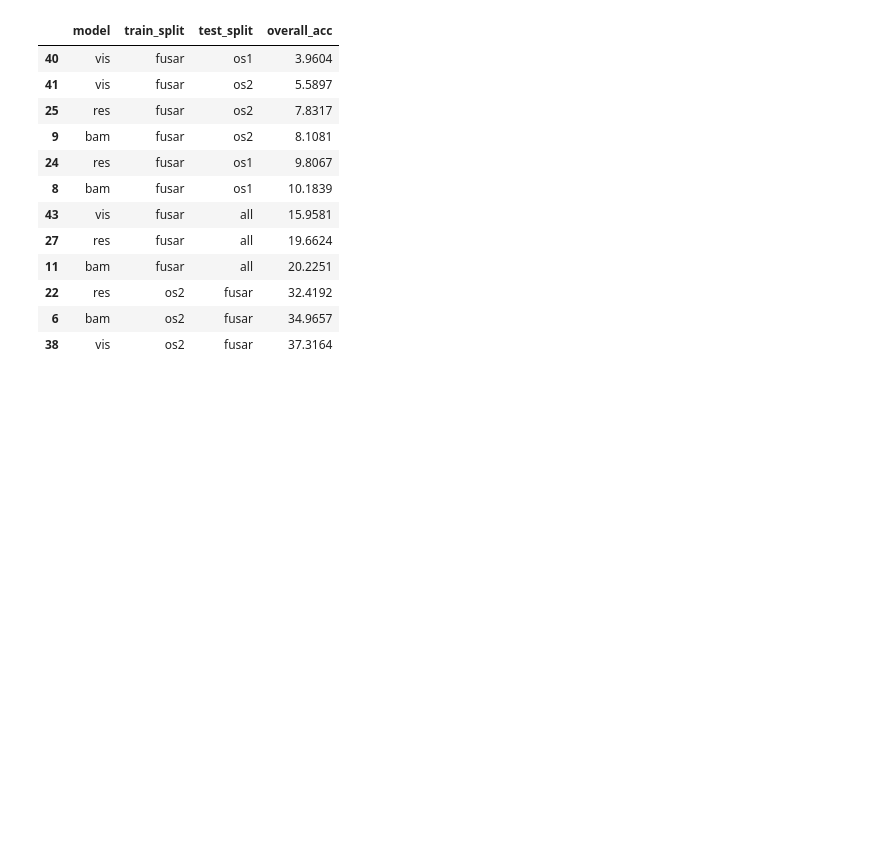
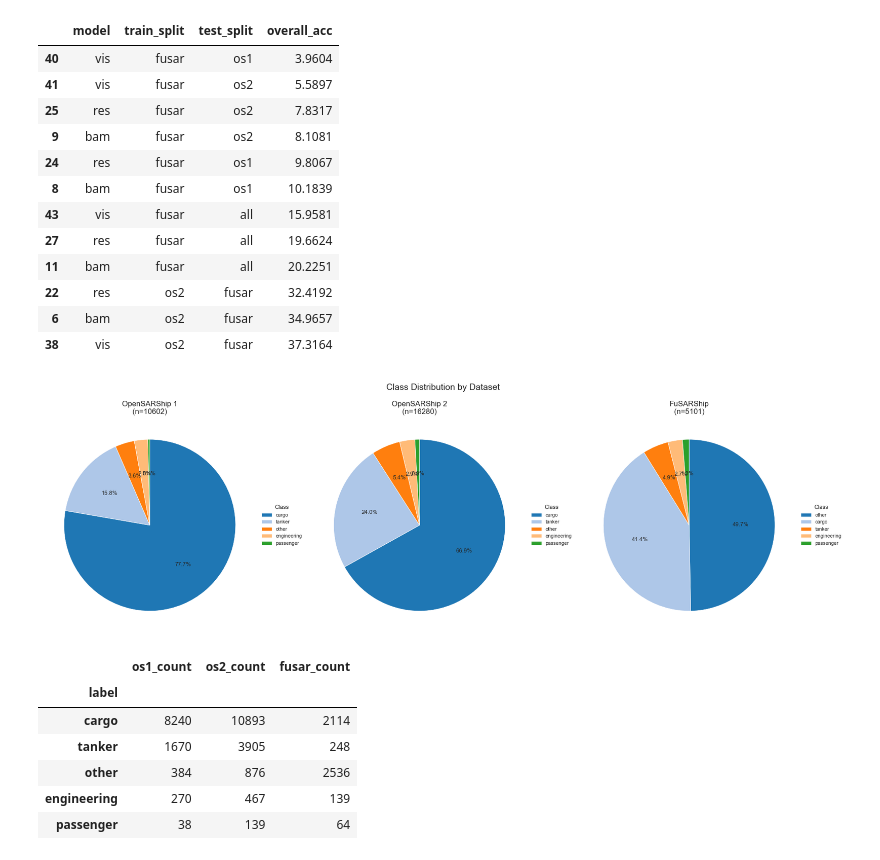
Before and after one commit to gknapp101/ds6050_final_project, a Jupyter notebook: test_results_plots.ipynb, the cells around one changed output. Cells and saved outputs as stored; diff of their text form; code cells hidden in the pictures; blank space fills up the shorter version.

Commit message:
pie charts

```diff
--- a/test_results_plots.ipynb
+++ b/test_results_plots.ipynb
@@ -198,3 +198,72 @@ bottom_overall
 | 22 | res | os2 | fusar | 32.4192 |
 | 6 | bam | os2 | fusar | 34.9657 |
 | 38 | vis | os2 | fusar | 37.3164 |
+# %%
+# Load dataset label files (same pattern used in src notebooks)
+DATA_DIR = Path("data/classification/")
+
+opensar1 = pd.read_csv(DATA_DIR / "opensar1_labels.csv")
+opensar2 = pd.read_csv(DATA_DIR / "opensar2_labels.csv")
+fusar = pd.read_csv(DATA_DIR / "fusar_labels.csv")
+
+# Match baseline eval setup by removing unknown labels
+for df in [opensar1, opensar2, fusar]:
+    df.drop(df[df["label"] == "unknown"].index, inplace=True)
+
+datasets = {
+    "OpenSARShip 1": opensar1,
+    "OpenSARShip 2": opensar2,
+    "FuSARShip": fusar,
+}
+
+fig, axes = plt.subplots(1, 3, figsize=(18, 6))
+colors = sns.color_palette("tab20", n_colors=20)
+
+for ax, (name, df) in zip(axes, datasets.items()):
+    counts = df["label"].value_counts().sort_values(ascending=False)
+    wedges, _, _ = ax.pie(
+        counts.values,
+        labels=None,
+        autopct="%1.1f%%",
+        startangle=90,
+        counterclock=False,
+        colors=colors[: len(counts)],
+        textprops={"fontsize": 9},
+        wedgeprops={"edgecolor": "white", "linewidth": 0.6},
+    )
+    ax.legend(
+        wedges,
+        counts.index,
+        title="Class",
+        loc="center left",
+        bbox_to_anchor=(1.0, 0.5),
+        fontsize=8,
+        title_fontsize=9,
+        frameon=False,
+    )
+    ax.set_title(f"{name}\n(n={len(df)})")
+
+plt.suptitle("Class Distribution by Dataset", fontsize=14)
+plt.tight_layout()
+plt.show()
+
+# Optional numeric table for exact class counts
+dist_table = pd.concat(
+    [
+        opensar1["label"].value_counts().rename("os1_count"),
+        opensar2["label"].value_counts().rename("os2_count"),
+        fusar["label"].value_counts().rename("fusar_count"),
+    ],
+    axis=1,
+).fillna(0).astype(int)
+
+dist_table
+# %% [output]
+[figure, added]
+|  | os1_count | os2_count | fusar_count |
+| label |  |  |  |
+| cargo | 8240 | 10893 | 2114 |
+| tanker | 1670 | 3905 | 248 |
+| other | 384 | 876 | 2536 |
+| engineering | 270 | 467 | 139 |
+| passenger | 38 | 139 | 64 |
```
